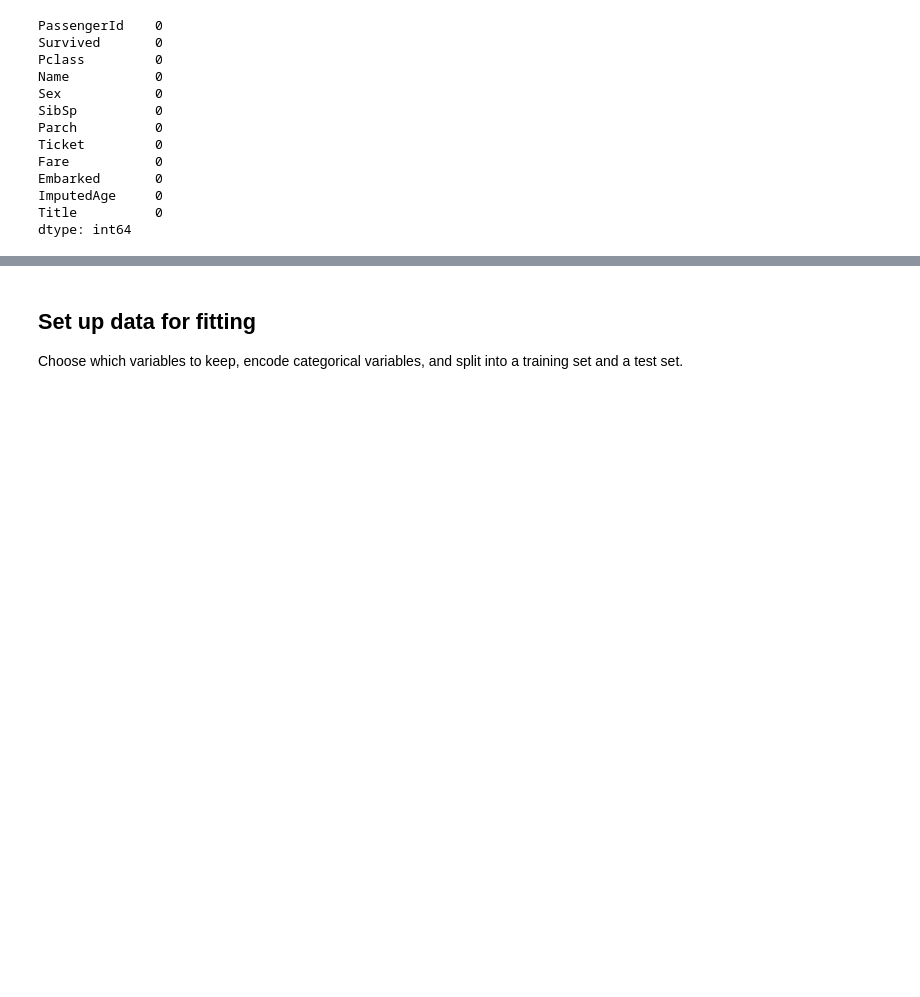
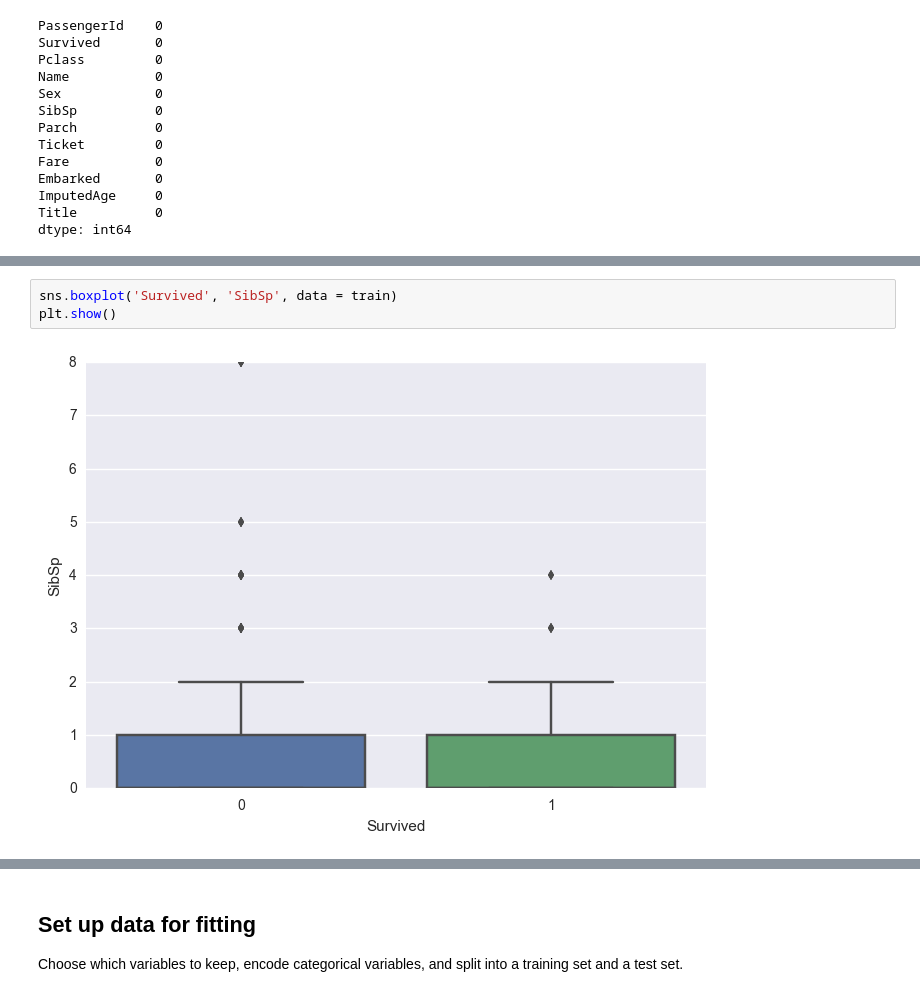
Before and after one commit to jpclemens0/titanic, a Jupyter notebook: titanic.ipynb, the cells around one changed output, grey strips where cells are left out. Cells and saved outputs as stored; diff of their text form; blank space fills up the shorter version.

```diff
--- a/titanic.ipynb
+++ b/titanic.ipynb
@@ -112,0 +135,5 @@ dtype: int64
+# %%
+sns.boxplot('Survived', 'SibSp', data = train)
+plt.show()
+# %% [output]
+[figure, added]
```
Also changed, not shown: parts of 12 cells of this notebook, 2 other files.
